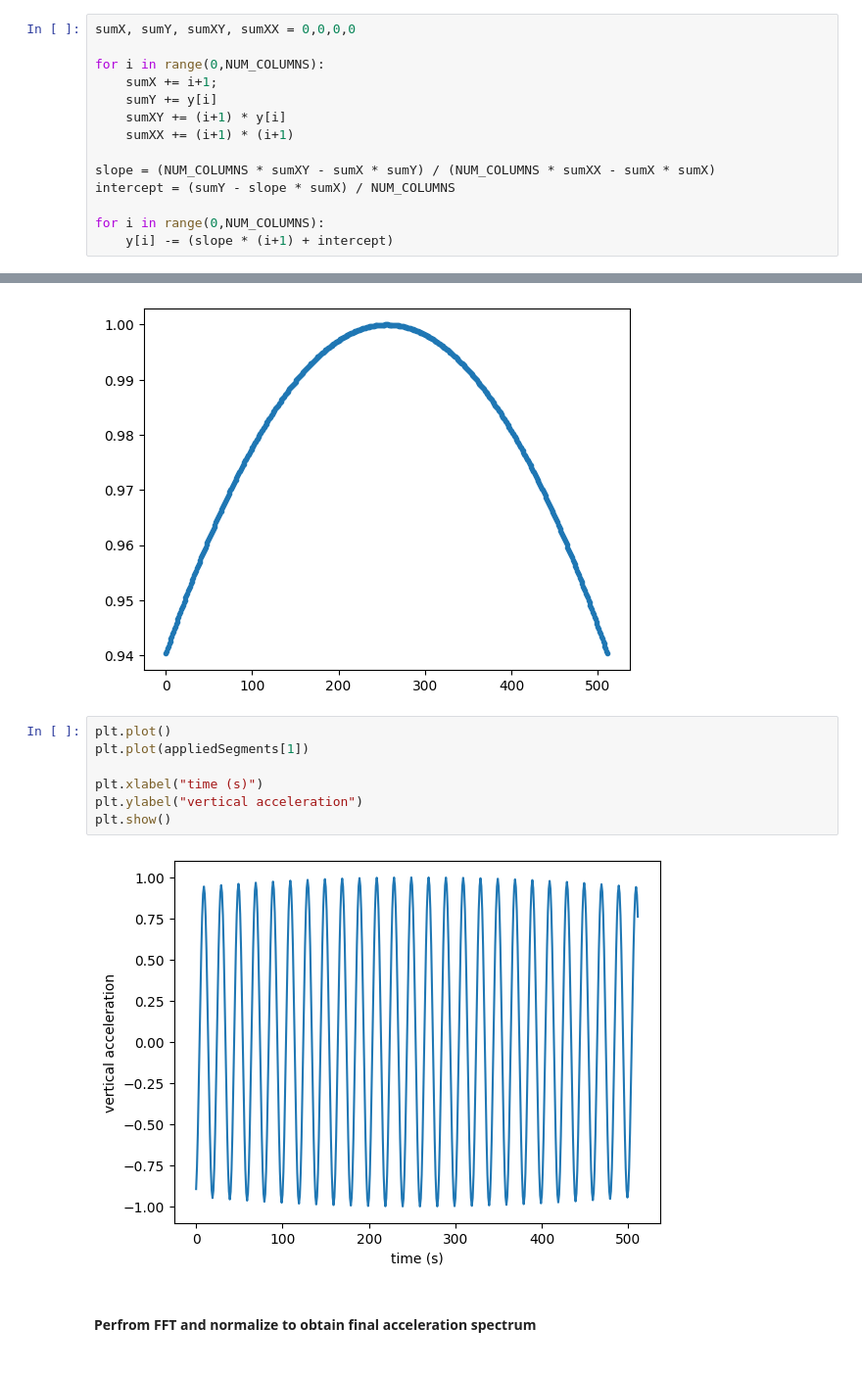
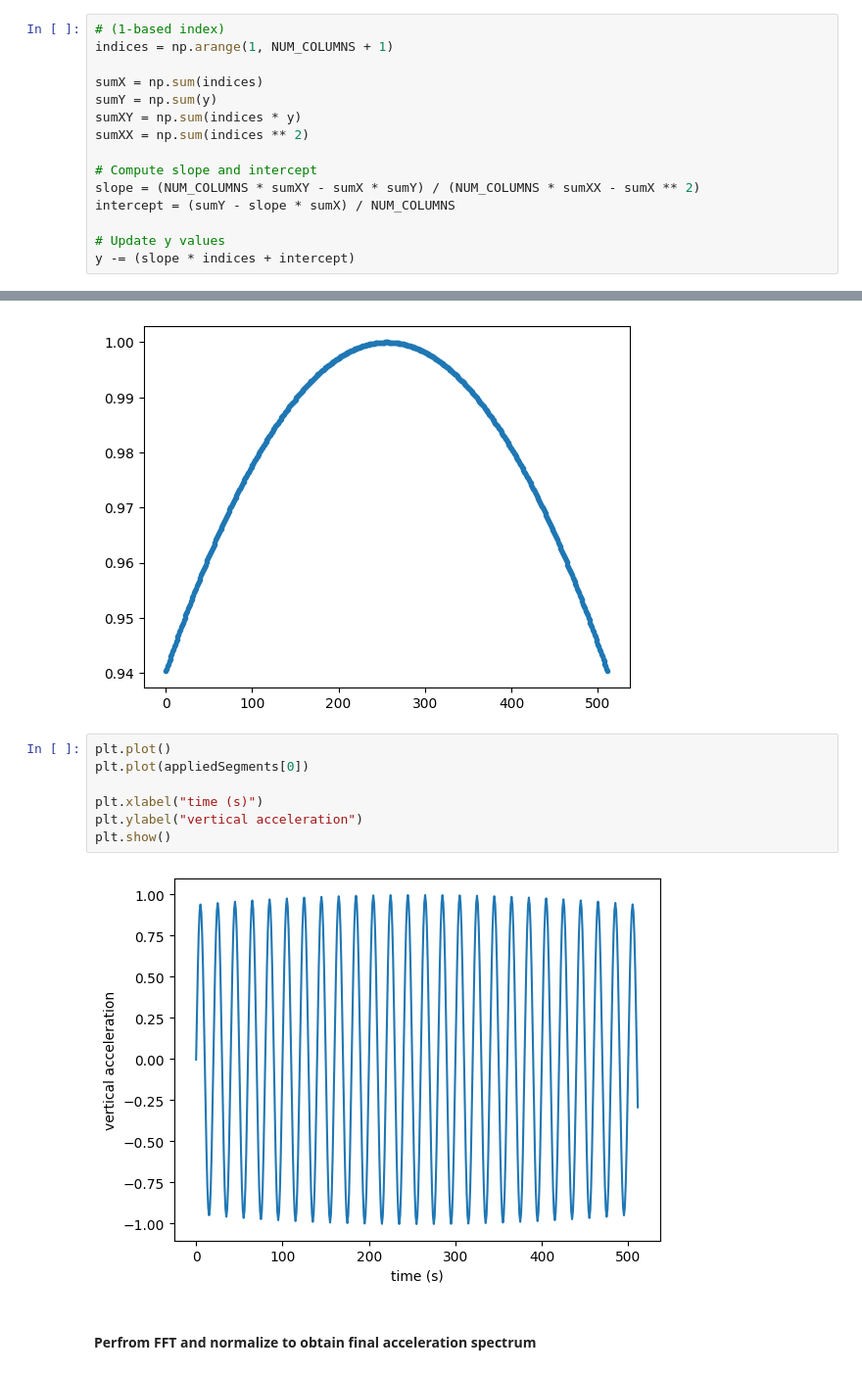
Before and after one commit to hillcraig/UMD_BUOY, a Jupyter notebook: WaveProcessing/main_mock_data.ipynb, the cells around one changed output, grey strips where cells are left out. Shown at 98% size. Cells and saved outputs as stored; diff of their text form.

```diff
--- a/WaveProcessing/main_mock_data.ipynb
+++ b/WaveProcessing/main_mock_data.ipynb
@@ -48,19 +48,20 @@ plt.show()
 # %% [markdown]
 #### linearly detrend the vertical accelerations
 # %%
-sumX, sumY, sumXY, sumXX = 0,0,0,0
+# (1-based index)
+indices = np.arange(1, NUM_COLUMNS + 1)
 
-for i in range(0,NUM_COLUMNS):
-    sumX += i+1;
-    sumY += y[i]
-    sumXY += (i+1) * y[i]
-    sumXX += (i+1) * (i+1)
+sumX = np.sum(indices)
+sumY = np.sum(y)
+sumXY = np.sum(indices * y)
+sumXX = np.sum(indices ** 2)
 
-slope = (NUM_COLUMNS * sumXY - sumX * sumY) / (NUM_COLUMNS * sumXX - sumX * sumX)
+# Compute slope and intercept
+slope = (NUM_COLUMNS * sumXY - sumX * sumY) / (NUM_COLUMNS * sumXX - sumX ** 2)
 intercept = (sumY - slope * sumX) / NUM_COLUMNS
 
-for i in range(0,NUM_COLUMNS):
-    y[i] -= (slope * (i+1) + intercept)
+# Update y values
+y -= (slope * indices + intercept)
 # %%
 mean = np.mean(y)
 std_dev = np.std(y)
@@ -186,13 +187,13 @@ plt.show()
 [figure]
 # %%
 plt.plot()
-plt.plot(appliedSegments[1])
+plt.plot(appliedSegments[0])
 
 plt.xlabel("time (s)")
 plt.ylabel("vertical acceleration")
 plt.show()
 # %% [output]
-[figure, old version]
+[figure, new version]
 # %% [markdown]
 #### Perfrom FFT and normalize to obtain final acceleration spectrum
 # %%
```
Also changed, not shown: parts of 3 cells of this notebook, 1 other file.
